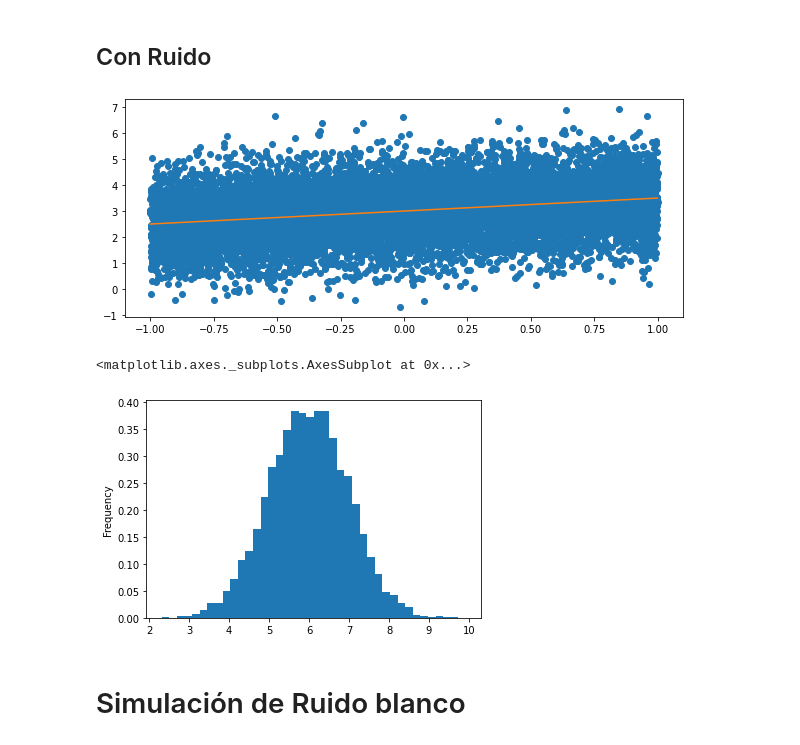
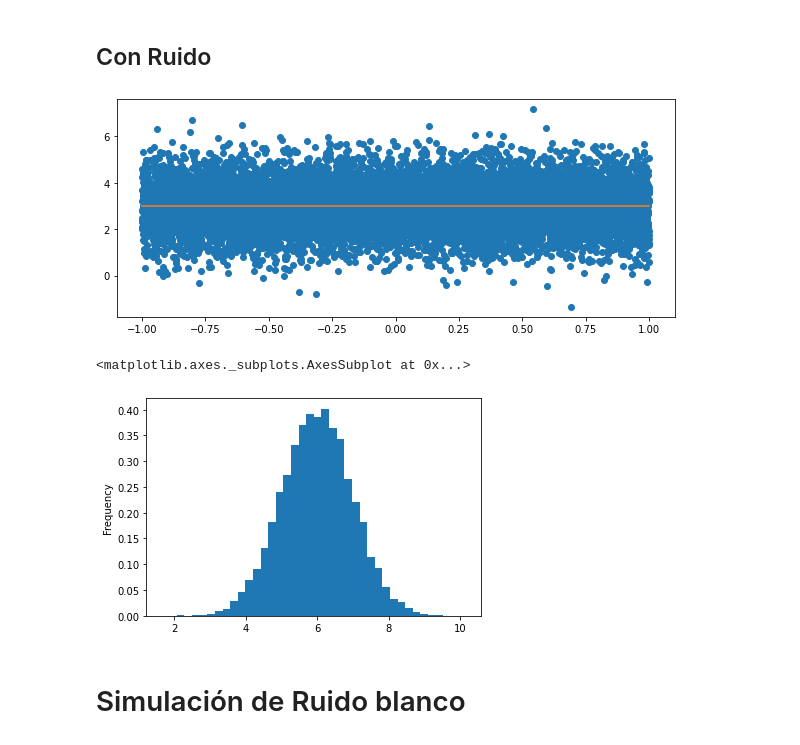
Before and after one commit to AnIsAsPe/Prediccion-produccion-electricidad, a Jupyter notebook: notebooks/regresión,_ruido_y_series_de_tiempo.ipynb, the cells around one changed output. Cells and saved outputs as stored; diff of their text form; code cells hidden in the pictures.

```diff
--- a/notebooks/regresión,_ruido_y_series_de_tiempo.ipynb
+++ b/notebooks/regresión,_ruido_y_series_de_tiempo.ipynb
@@ -45,24 +45,24 @@ plt.show()
 # %% [markdown]
 ## Con Ruido
 # %%
-m = 0.5
+m = 0.0
 b = 3
 sigma = 1
 
 fig = plt.figure(figsize = (10, 4))
 xs, ys = genera_puntos_regresion(m, b, sigma, size=10000)
 
 plt.plot(xs, ys, 'o')
 plt.plot(xs, m * xs + b)
 plt.show()
 # %% [output]
-[figure, old version]
+[figure, new version]
 # %%
 errores = ys -  m * xs + b
 pd.Series(errores).plot.hist(bins=40, density = True)
 # %% [output]
 <matplotlib.axes._subplots.AxesSubplot at 0x...>
-[figure, old version]
+[figure, new version]
 # %% [markdown]
 # Simulación de Ruido blanco
 # %% [markdown]
```
Also changed, not shown: parts of 11 cells of this notebook.
